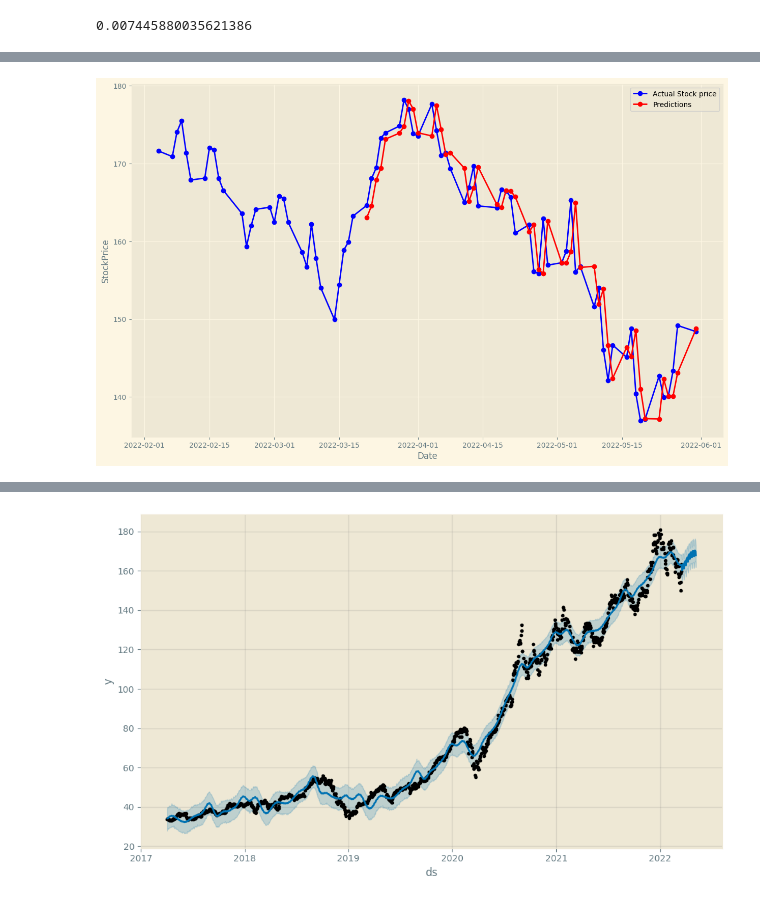
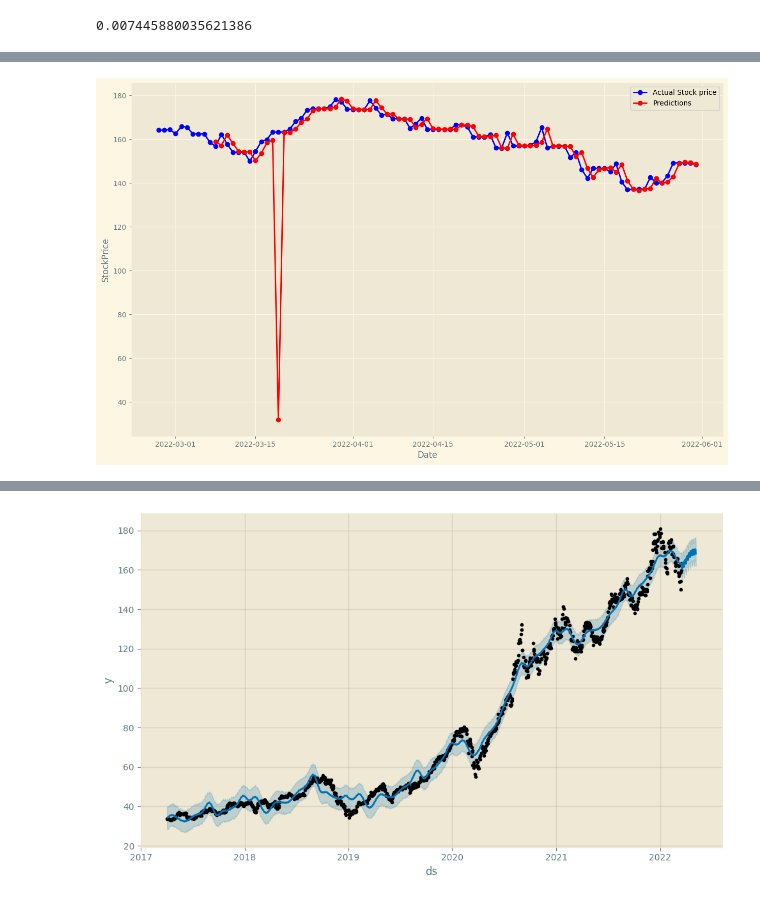
Before and after one commit to X99S5/Stock_Prediction_Model, a Jupyter notebook: Assignment.ipynb, the cells around one changed output, grey strips where cells are left out. Drawn from its saved outputs; the diff is of its cells as text; code cells hidden in the pictures.

Commit message:
Forcast using padded interpolation of dataset

```diff
--- a/Assignment.ipynb
+++ b/Assignment.ipynb
@@ -138,28 +164,2 @@ SARIMAX Results
 Warnings:
 [1] Covariance matrix calculated using the outer product of gradients (complex-step).
-# %%
-# percentage change prediction
-trainData = tickerDfResample['PercentageChange'][0:1260]
-testData = pd.DataFrame(tickerDfResample['PercentageChange'][1260:])
-testData['Predictions'] = 0
-for i in range(len(testData)):
-    model = ARIMA(trainData,order=(1,0,0))
-    modelFit = model.fit()
-
-    futureForcast = modelFit.forecast()
-
-    testData['Predictions'][i]=futureForcast
-
-    trainData = trainData.append(testData['PercentageChange'][i:i+1])
-
-#plot for percentage change prediction
-plt.style.use('Solarize_Light2')
-plt.figure(figsize=(15,9))
-
-
-plt.plot(testData['PercentageChange'],'-bo',label='Actual PercentageChange')
-plt.plot(testData['Predictions'],'-ro',label='Predictions')
-plt.legend()
-plt.xlabel("Date")
-plt.ylabel("PercentageChange")
-plt.show()
@@ -168,30 +166,32 @@ plt.show()
 # %%
 #close price prediction
-trainData = tickerDfResample['Close'][0:1250]
-testData = pd.DataFrame(tickerDfResample['Close'][1250:])
+trainData = tickerDfResample['Close'][0:1800]
+testData = pd.DataFrame(tickerDfResample['Close'][1800:])
 testData['Predictions'] = 0
 for i in range(len(testData)):
-    model = ARIMA(trainData,order=(0,1,1))
+    model = ARIMA(trainData,order=(2,1,2))
     modelFit = model.fit()
 
-    futureForcast = modelFit.forecast()
-   # futureForcast = np.mean(futureForcast)
+    futureForcast = modelFit.forecast(20)
+    futureForcast = np.mean(futureForcast)
     testData['Predictions'][i]=futureForcast
 
     trainData = trainData.append(testData['Close'][i:i+1])
     trainData = trainData[1:]
+
+
 
 
 #plot for close price prediction
 plt.style.use('Solarize_Light2')
 plt.figure(figsize=(15,9))
 
 
-plt.plot(tickerDfResample['Close'][1220:],'-bo',label='Actual Stock price')
+plt.plot(tickerDfResample['Close'][1790:],'-bo',label='Actual Stock price')
 plt.plot(testData['Predictions'],'-ro',label='Predictions')
 plt.legend()
 plt.xlabel("Date")
 plt.ylabel("StockPrice")
 plt.show()
 # %% [output]
-[figure, old version]
+[figure, new version]
```
Also changed, not shown: parts of 9 cells of this notebook.
